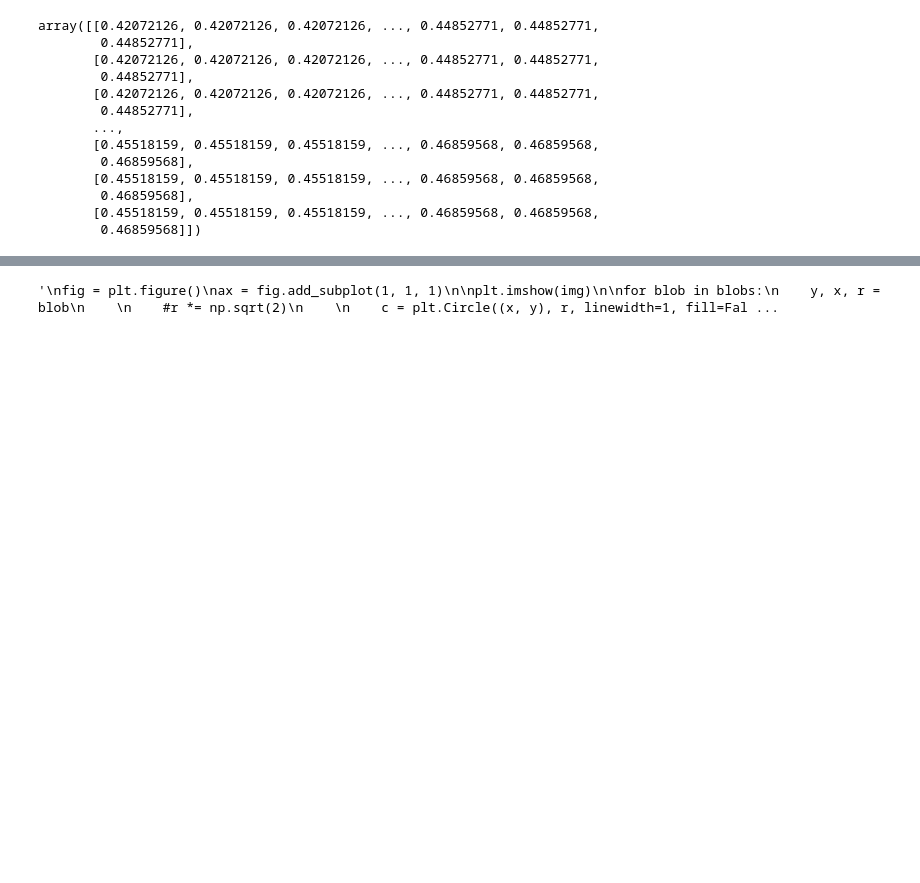
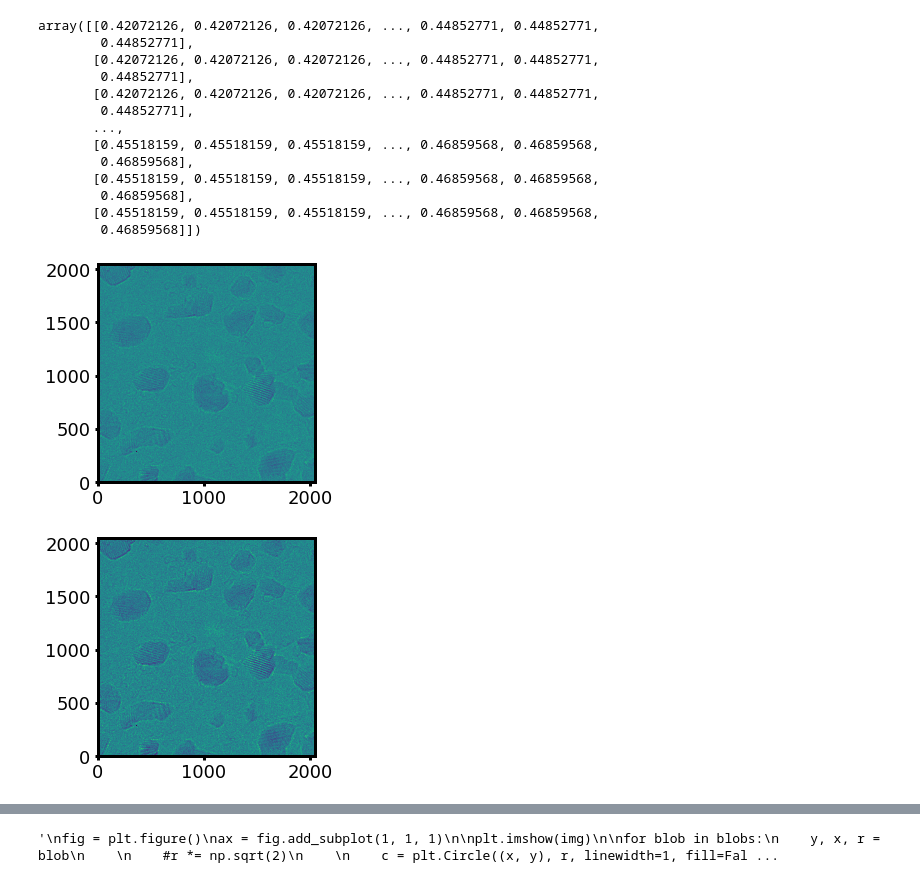
Before and after one commit to ericmuckley/microscopy_analysis, a Jupyter notebook: read_stack.ipynb, the cells around one changed output, grey strips where cells are left out. Drawn from its saved outputs; the diff is of its cells as text; code cells hidden in the pictures; blank space fills up the shorter version.

```diff
--- a/read_stack.ipynb
+++ b/read_stack.ipynb
@@ -123,3 +123,21 @@ array([[0.42072126, 0.42072126, 0.42072126, ..., 0.44852771, 0.44852771,
         0.46859568],
        [0.45518159, 0.45518159, 0.45518159, ..., 0.46859568, 0.46859568,
         0.46859568]])
+# %%
+from sklearn.decomposition import PCA
+# Make an instance of the Model
+pca = PCA(n_components=.95)
+
+pca.fit(mm.norm_image(img))
+
+components = pca.transform(mm.norm_image(img))
+projected = pca.inverse_transform(components)
+
+plt.imshow(img, origin='lower')
+plt.show()
+
+plt.imshow(projected, origin='lower')
+plt.show()
+# %% [output]
+[figure, added]
+[figure, added]
```
Also changed, not shown: parts of 2 cells of this notebook.
